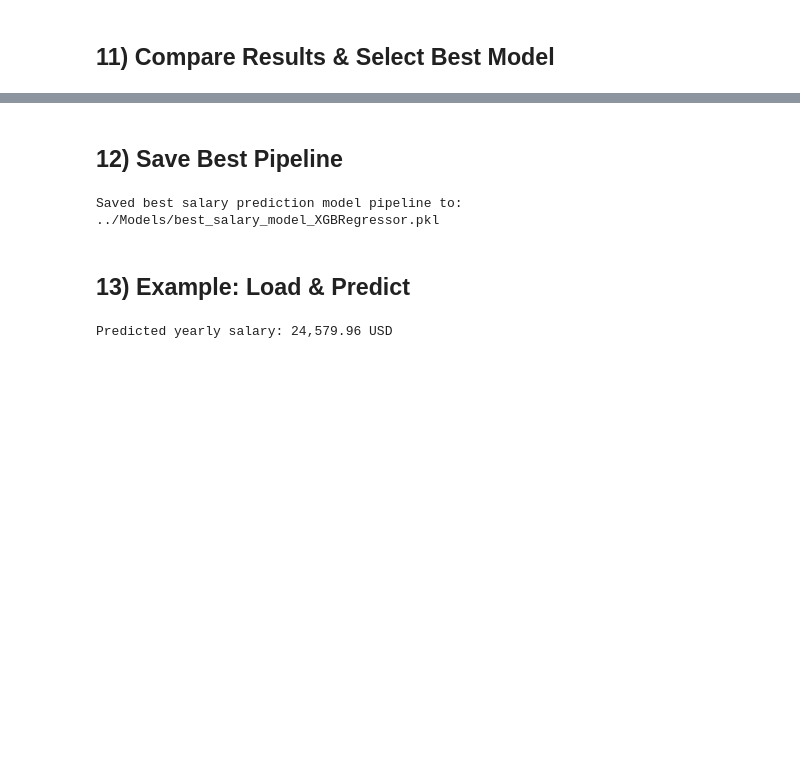
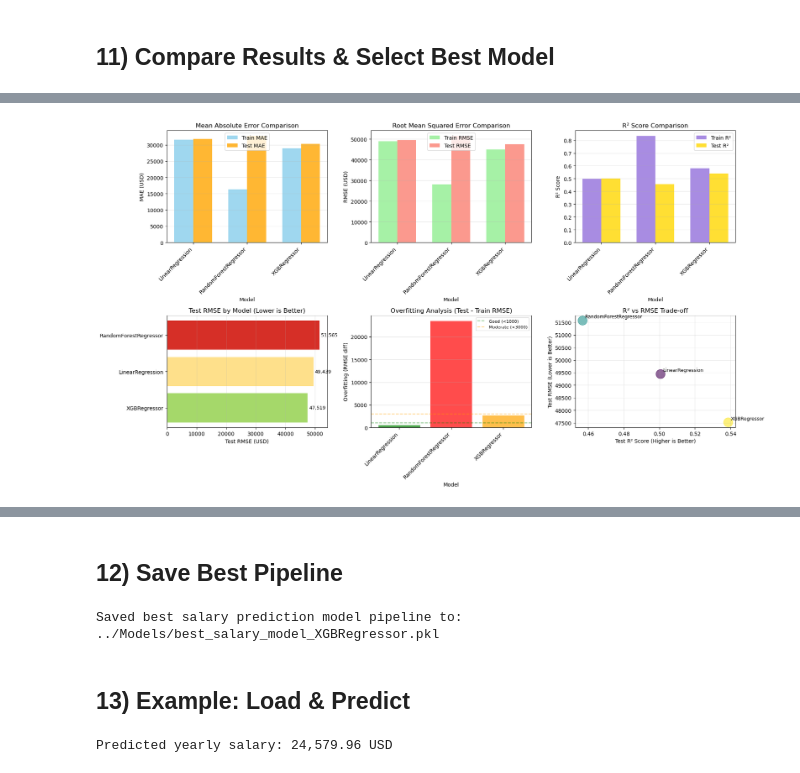
Before and after one commit to kareemtaha3/AI-Powered-HR-Analytics-Dashboard, a Jupyter notebook: notebooks/Model_4_Salary_Prediction_with_EDA.ipynb, the cells around one changed output, grey strips where cells are left out. Cells and saved outputs as stored; diff of their text form; code cells hidden in the pictures; blank space fills up the shorter version.

```diff
--- a/notebooks/Model_4_Salary_Prediction_with_EDA.ipynb
+++ b/notebooks/Model_4_Salary_Prediction_with_EDA.ipynb
@@ -543,0 +525,86 @@ Baseline RMSE: 72330.54398353245
+# %%
+
+import seaborn as sns
+
+fig, axes = plt.subplots(2, 3, figsize=(18, 10))
+
+
+ax1 = axes[0, 0]
+x_pos = np.arange(len(results_df))
+width = 0.35
+ax1.bar(x_pos - width/2, results_df['train_MAE'], width, label='Train MAE', alpha=0.8, color='skyblue')
+ax1.bar(x_pos + width/2, results_df['test_MAE'], width, label='Test MAE', alpha=0.8, color='orange')
+ax1.set_xlabel('Model')
+ax1.set_ylabel('MAE (USD)')
+ax1.set_title('Mean Absolute Error Comparison')
+ax1.set_xticks(x_pos)
+ax1.set_xticklabels(results_df['model'], rotation=45, ha='right')
+ax1.legend()
+ax1.grid(axis='y', alpha=0.3)
+
+
+ax2 = axes[0, 1]
+ax2.bar(x_pos - width/2, results_df['train_RMSE'], width, label='Train RMSE', alpha=0.8, color='lightgreen')
+ax2.bar(x_pos + width/2, results_df['test_RMSE'], width, label='Test RMSE', alpha=0.8, color='salmon')
+ax2.set_xlabel('Model')
+ax2.set_ylabel('RMSE (USD)')
+ax2.set_title('Root Mean Squared Error Comparison')
+ax2.set_xticks(x_pos)
+ax2.set_xticklabels(results_df['model'], rotation=45, ha='right')
+ax2.legend()
+ax2.grid(axis='y', alpha=0.3)
+
+
+ax3 = axes[0, 2]
+ax3.bar(x_pos - width/2, results_df['train_R2'], width, label='Train R²', alpha=0.8, color='mediumpurple')
+ax3.bar(x_pos + width/2, results_df['test_R2'], width, label='Test R²', alpha=0.8, color='gold')
+ax3.set_xlabel('Model')
+ax3.set_ylabel('R² Score')
+ax3.set_title('R² Score Comparison')
+ax3.set_xticks(x_pos)
+ax3.set_xticklabels(results_df['model'], rotation=45, ha='right')
+ax3.legend()
+ax3.grid(axis='y', alpha=0.3)
+
+
+ax4 = axes[1, 0]
+sorted_df = results_df.sort_values('test_RMSE')
+colors = plt.cm.RdYlGn_r(np.linspace(0.3, 0.9, len(sorted_df)))
+ax4.barh(sorted_df['model'], sorted_df['test_RMSE'], color=colors)
+ax4.set_xlabel('Test RMSE (USD)')
+ax4.set_title('Test RMSE by Model (Lower is Better)')
+ax4.grid(axis='x', alpha=0.3)
+for i, v in enumerate(sorted_df['test_RMSE']):
+    ax4.text(v + 500, i, f'{v:,.0f}', va='center', fontsize=9)
+
+
+ax5 = axes[1, 1]
+colors_overfit = ['green' if abs(x) < 1000 else 'orange' if abs(x) < 3000 else 'red'
+                  for x in results_df['overfit_RMSE']]
+ax5.bar(results_df['model'], results_df['overfit_RMSE'], color=colors_overfit, alpha=0.7)
+ax5.set_xlabel('Model')
+ax5.set_ylabel('Overfitting (RMSE diff)')
+ax5.set_title('Overfitting Analysis (Test - Train RMSE)')
+ax5.set_xticklabels(results_df['model'], rotation=45, ha='right')
+ax5.axhline(y=0, color='black', linestyle='-', linewidth=0.8)
+ax5.axhline(y=1000, color='green', linestyle='--', alpha=0.5, label='Good (<1000)')
+ax5.axhline(y=3000, color='orange', linestyle='--', alpha=0.5, label='Moderate (<3000)')
+ax5.legend(fontsize=8)
+ax5.grid(axis='y', alpha=0.3)
+
+
+ax6 = axes[1, 2]
+scatter = ax6.scatter(results_df['test_R2'], results_df['test_RMSE'],
+                     s=300, alpha=0.6, c=range(len(results_df)), cmap='viridis')
+for i, model in enumerate(results_df['model']):
+    ax6.annotate(model, (results_df['test_R2'].iloc[i], results_df['test_RMSE'].iloc[i]),
+                xytext=(5, 5), textcoords='offset points', fontsize=9)
+ax6.set_xlabel('Test R² Score (Higher is Better)')
+ax6.set_ylabel('Test RMSE (Lower is Better)')
+ax6.set_title('R² vs RMSE Trade-off')
+ax6.grid(True, alpha=0.3)
+
+plt.tight_layout()
+plt.show()
+# %% [output]
+[figure, added]
```
Also changed, not shown: parts of 24 cells of this notebook, 6 other files.
